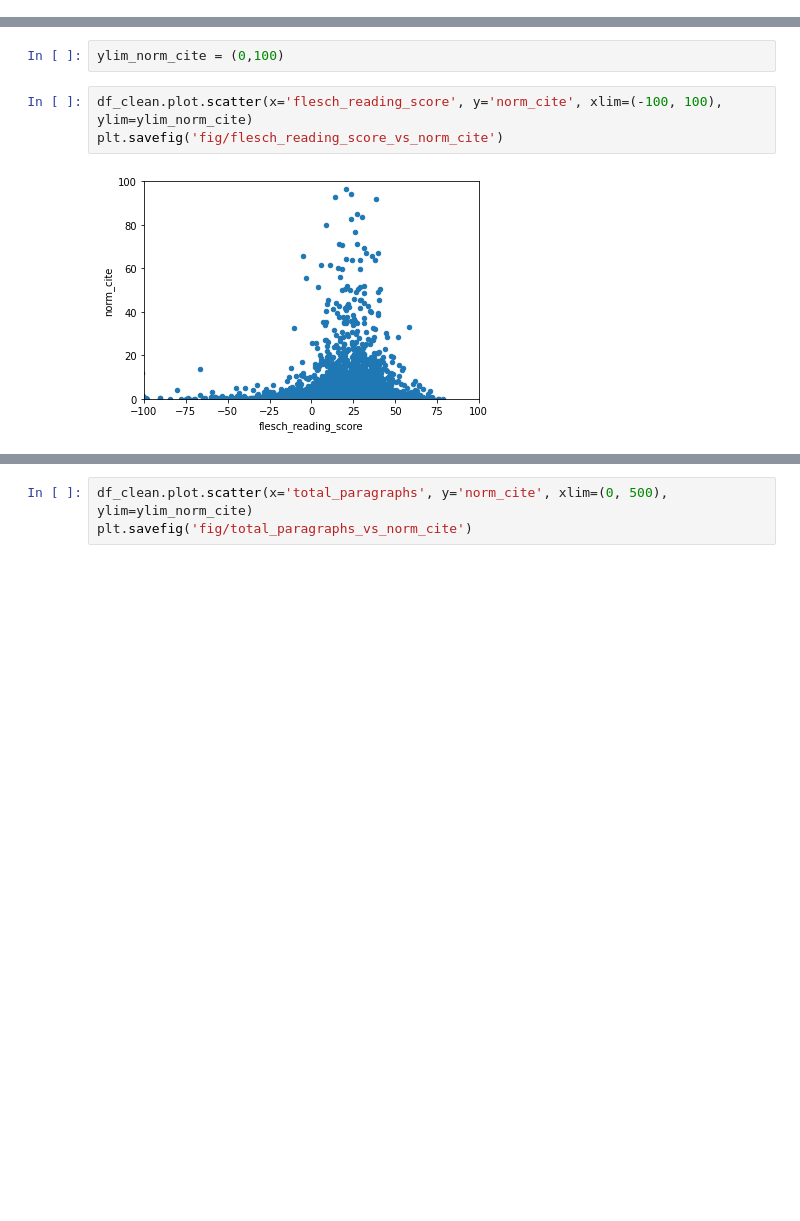
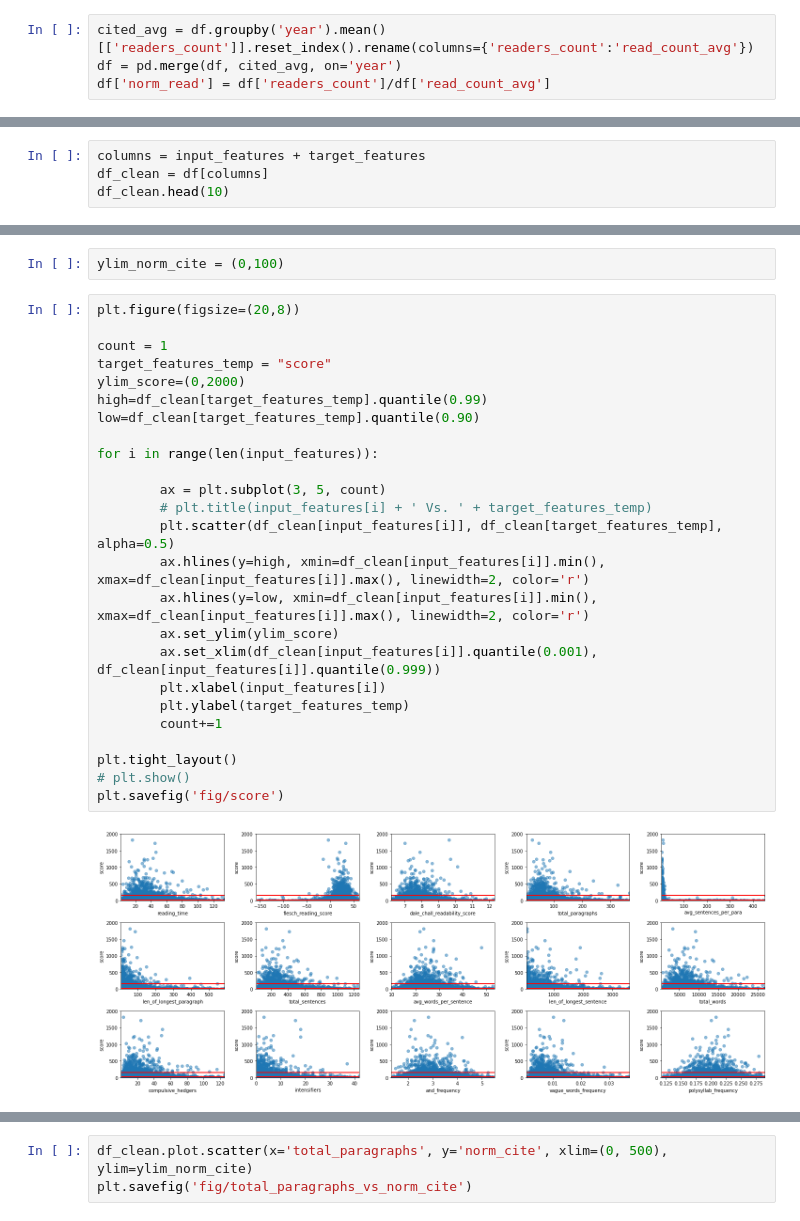
Before and after one commit to qiushuo222/c733-data-collection, a Jupyter notebook: data_analysis.ipynb, the cells around one changed output, grey strips where cells are left out. Cells and saved outputs as stored; diff of their text form; blank space fills up the shorter version.

```diff
--- a/data_analysis.ipynb
+++ b/data_analysis.ipynb
@@ -50,4 +50,8 @@ min          0.031531
 75%          0.531959
 max       1481.001656
 Name: norm_cite, dtype: float64
+# %%
+cited_avg = df.groupby('year').mean()[['readers_count']].reset_index().rename(columns={'readers_count':'read_count_avg'})
+df = pd.merge(df, cited_avg, on='year')
+df['norm_read'] = df['readers_count']/df['read_count_avg']
 # %%
@@ -94,0 +85,4 @@ df_clean.head(10)
+# %%
+columns = input_features + target_features
+df_clean = df[columns]
+df_clean.head(10)
@@ -138,8 +145,30 @@ df_clean.corr(method='spearman')
 23 rows × 23 columns
 # %%
 ylim_norm_cite = (0,100)
-# %%
-df_clean.plot.scatter(x='flesch_reading_score', y='norm_cite', xlim=(-100, 100), ylim=ylim_norm_cite)
-plt.savefig('fig/flesch_reading_score_vs_norm_cite')
-# %% [output]
-[figure, removed]
+# %%
+plt.figure(figsize=(20,8))
+
+count = 1
+target_features_temp = "score"
+ylim_score=(0,2000)
+high=df_clean[target_features_temp].quantile(0.99)
+low=df_clean[target_features_temp].quantile(0.90)
+
+for i in range(len(input_features)):
+
+        ax = plt.subplot(3, 5, count)
+        # plt.title(input_features[i] + ' Vs. ' + target_features_temp)
+        plt.scatter(df_clean[input_features[i]], df_clean[target_features_temp], alpha=0.5)
+        ax.hlines(y=high, xmin=df_clean[input_features[i]].min(), xmax=df_clean[input_features[i]].max(), linewidth=2, color='r')
+        ax.hlines(y=low, xmin=df_clean[input_features[i]].min(), xmax=df_clean[input_features[i]].max(), linewidth=2, color='r')
+        ax.set_ylim(ylim_score)
+        ax.set_xlim(df_clean[input_features[i]].quantile(0.001), df_clean[input_features[i]].quantile(0.999))
+        plt.xlabel(input_features[i])
+        plt.ylabel(target_features_temp)
+        count+=1
+
+plt.tight_layout()
+# plt.show()
+plt.savefig('fig/score')
+# %% [output]
+[figure, added]
```
Also changed, not shown: parts of 5 cells of this notebook.
